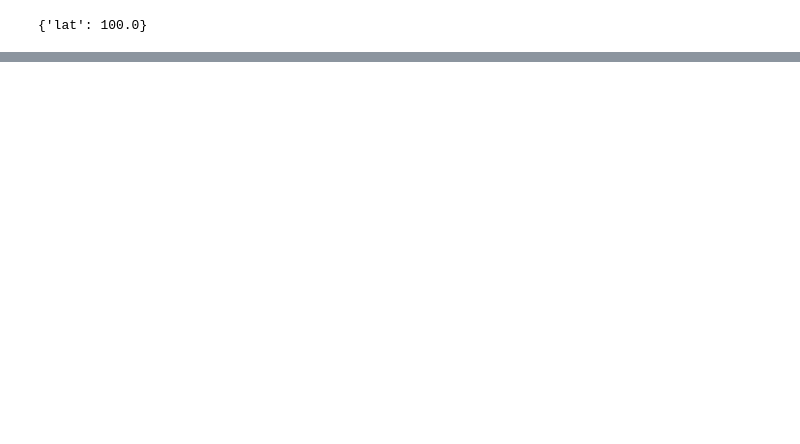
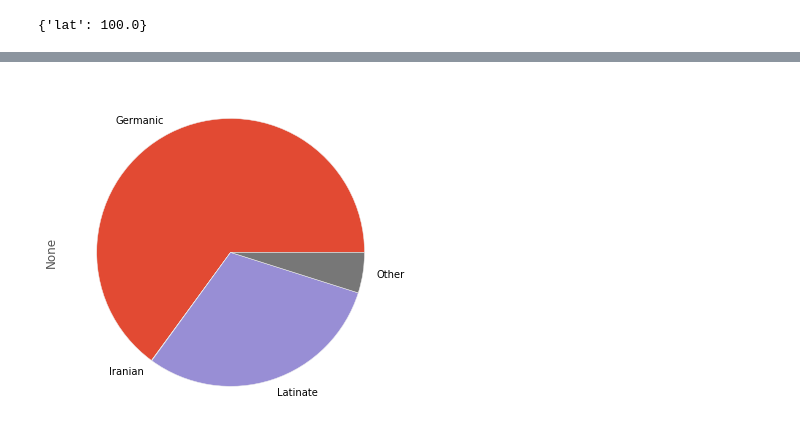
Before and after one commit to JonathanReeve/macro-etym, a Jupyter notebook: macro-etym.ipynb, the cells around one changed output, grey strips where cells are left out. Saved outputs shown, nothing was run; the diff lists cells and outputs as text; code cells hidden in the pictures; blank space fills up the shorter version.

```diff
--- a/macro-etym.ipynb
+++ b/macro-etym.ipynb
@@ -352,0 +393,10 @@ t.showPie()
+# %%
+def analyze(file):
+    with open(file) as f:
+        text = f.read()
+    t = Text(text)
+    t.showPie()
+# %%
+analyze('moby.txt')
+# %% [output]
+[figure, added]
```
Also changed, not shown: parts of 30 cells of this notebook.
